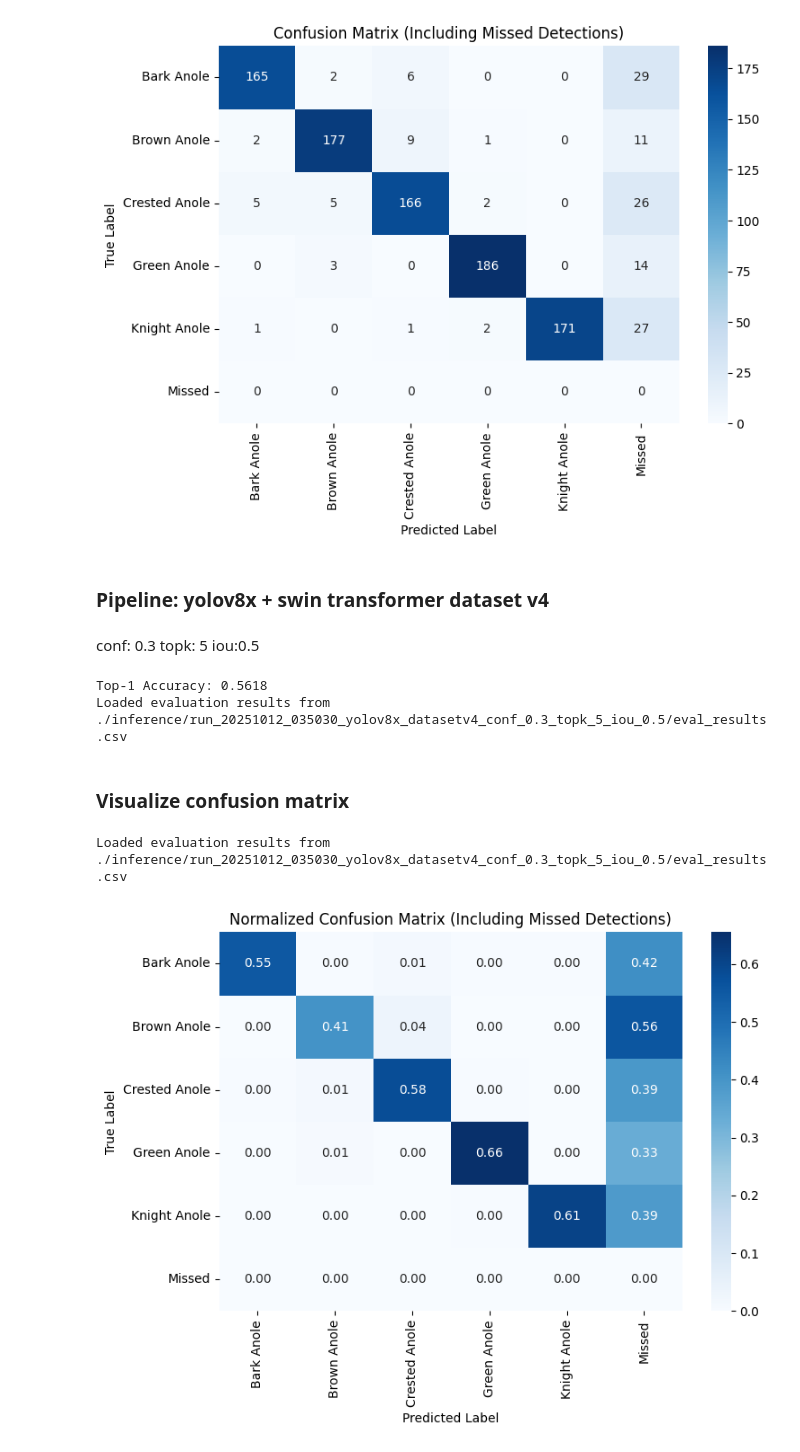
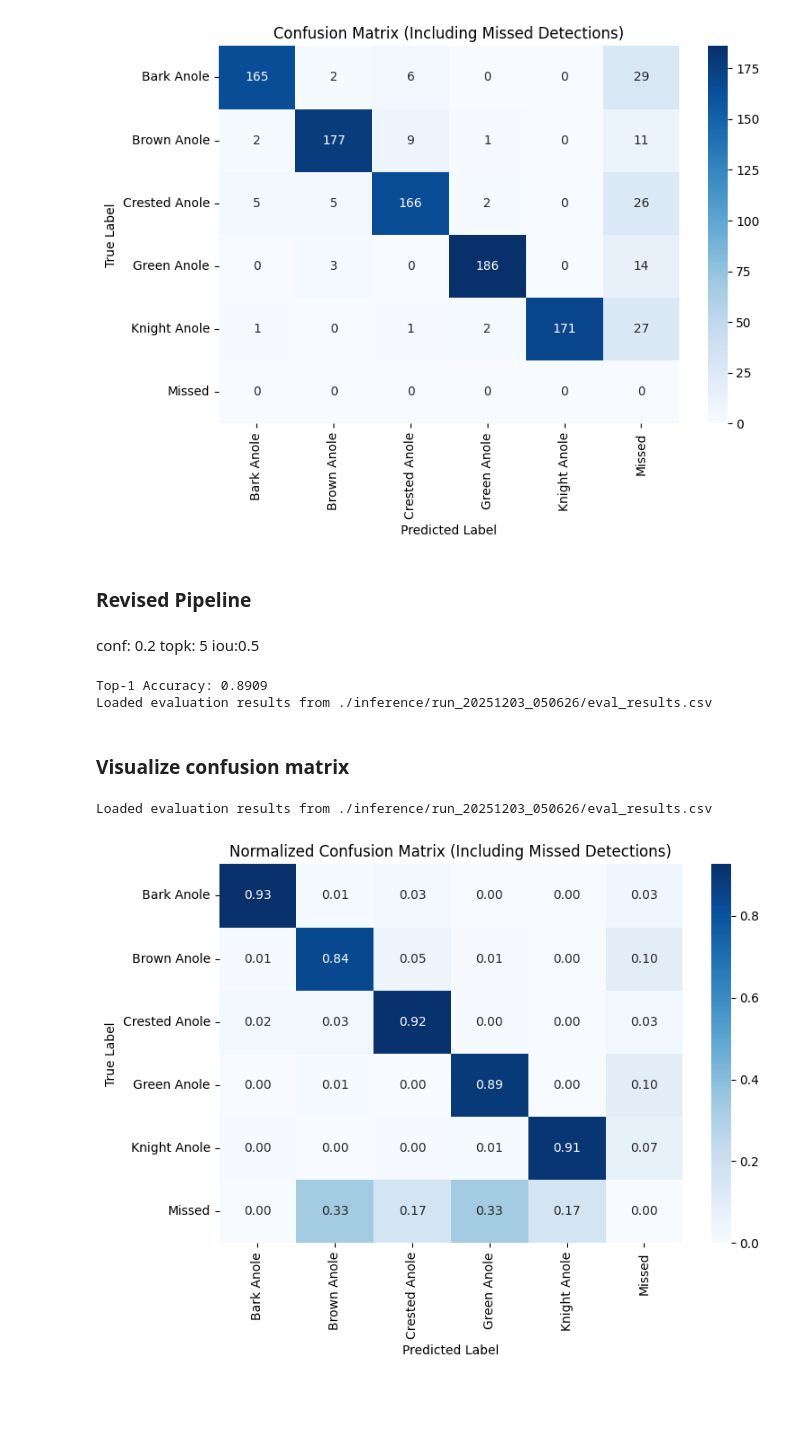
Before and after one commit to wenhan9604/Anole_classifier, a Jupyter notebook: Spring_2025/notebooks/pipeline_evaluation.ipynb, the cells around one changed output. Saved outputs shown, nothing was run; the diff lists cells and outputs as text; code cells hidden in the pictures; blank space fills up the shorter version.

```diff
--- a/Spring_2025/notebooks/pipeline_evaluation.ipynb
+++ b/Spring_2025/notebooks/pipeline_evaluation.ipynb
@@ -181,16 +184,16 @@ plt.tight_layout()
 plt.show()
 # %% [output]
 [figure]
-# %% [markdown]
-### Pipeline: yolov8x + swin transformer dataset v4
+# %% [markdown]
+### Revised Pipeline
 # %% [markdown]
-conf: 0.3 topk: 5 iou:0.5
+conf: 0.2 topk: 5 iou:0.5
 # %%
 from sklearn.metrics import accuracy_score
 import os
 import pandas as pd
 
-RESULTS_PATH = "./inference/run_20251012_035030_yolov8x_datasetv4_conf_0.3_topk_5_iou_0.5/eval_results.csv"
+RESULTS_PATH = "./inference/run_20251203_050626/eval_results.csv"
 
 if os.path.exists(RESULTS_PATH):
     df = pd.read_csv(RESULTS_PATH)
@@ -205,8 +208,8 @@ if os.path.exists(RESULTS_PATH):
 else:
     print(f"Cannot find results path {RESULTS_PATH}")
 # %% [output]
-Top-1 Accuracy: 0.5618
-Loaded evaluation results from ./inference/run_20251012_035030_yolov8x_datasetv4_conf_0.3_topk_5_iou_0.5/eval_results.csv
+Top-1 Accuracy: 0.8909
+Loaded evaluation results from ./inference/run_20251203_050626/eval_results.csv
 # %% [markdown]
 ### Visualize confusion matrix
 # %%
@@ -221,36 +224,36 @@ NUM_CLASSES = 5
 MISSED_CLASS_ID = 5
 ALL_CLASSES = list(range(NUM_CLASSES)) + [MISSED_CLASS_ID]
 CLASS_NAMES = ["Bark Anole", "Brown Anole", "Crested Anole", "Green Anole", "Knight Anole"] + ["Missed"]
 
-RESULTS_PATH = "./inference/run_20251012_035030_yolov8x_datasetv4_conf_0.3_topk_5_iou_0.5/eval_results.csv"
+RESULTS_PATH = "./inference/run_20251203_050626/eval_results.csv"
 
 if os.path.exists(RESULTS_PATH):
     df = pd.read_csv(RESULTS_PATH)
     y_true_all = df["y_true"].tolist()
     y_pred_all = df["y_pred"].tolist()
     print(f"Loaded evaluation results from {RESULTS_PATH}")
 else:
     print("Cannot find results path")
 
 # Compute confusion matrix
 cm = confusion_matrix(y_true_all, y_pred_all, labels=ALL_CLASSES)
 
 # Normalize by rows (true labels)
 cm_normalized = cm.astype("float") / cm.sum(axis=1, keepdims=True)
 cm_normalized = np.nan_to_num(cm_normalized)  # Avoid NaNs
 
 # Plot heatmap
 cm_df = pd.DataFrame(cm_normalized, index=CLASS_NAMES, columns=CLASS_NAMES)
 plt.figure(figsize=(8, 6))
 sns.heatmap(cm_df, annot=True, fmt=".2f", cmap="Blues")
 plt.title("Normalized Confusion Matrix (Including Missed Detections)")
 plt.ylabel("True Label")
 plt.xlabel("Predicted Label")
 plt.tight_layout()
 plt.show()
 # %% [output]
-Loaded evaluation results from ./inference/run_20251012_035030_yolov8x_datasetv4_conf_0.3_topk_5_iou_0.5/eval_results.csv
+Loaded evaluation results from ./inference/run_20251203_050626/eval_results.csv
-[figure, old version]
+[figure, new version]
 # %%
 # Plot heatmap
 cm_df = pd.DataFrame(cm, index=CLASS_NAMES, columns=CLASS_NAMES)
```
Also changed, not shown: parts of 21 cells of this notebook, 6 other files.
